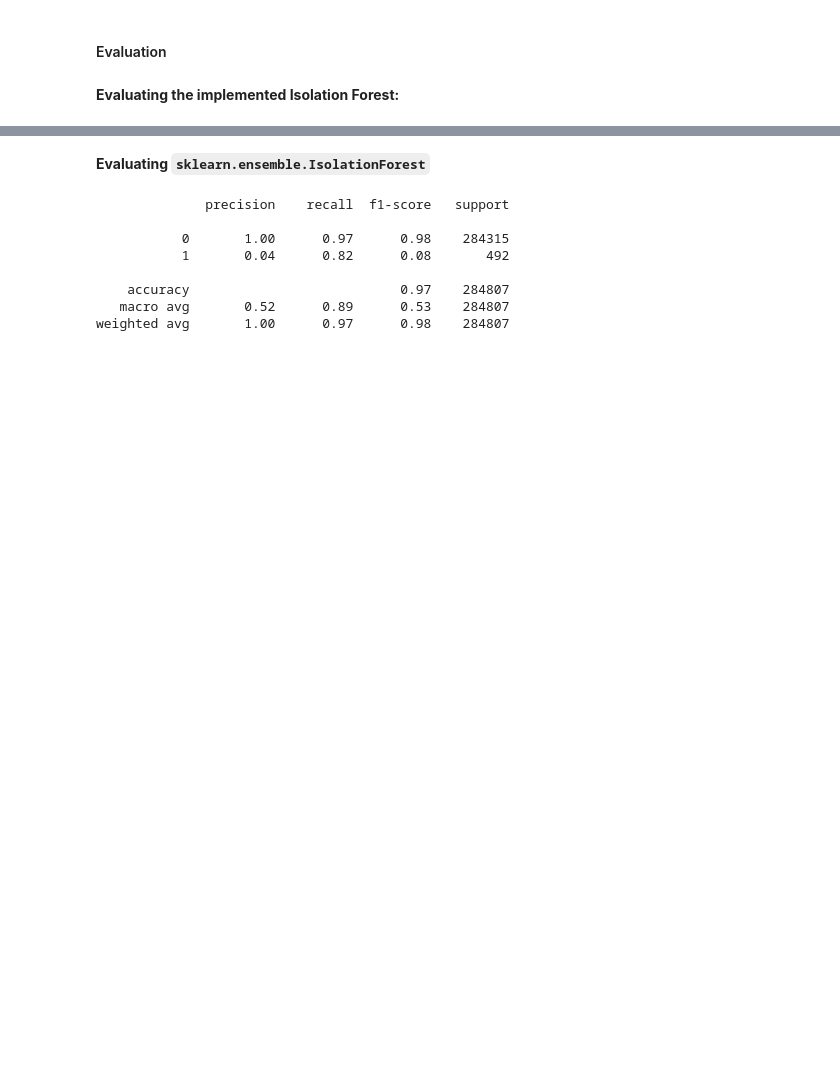
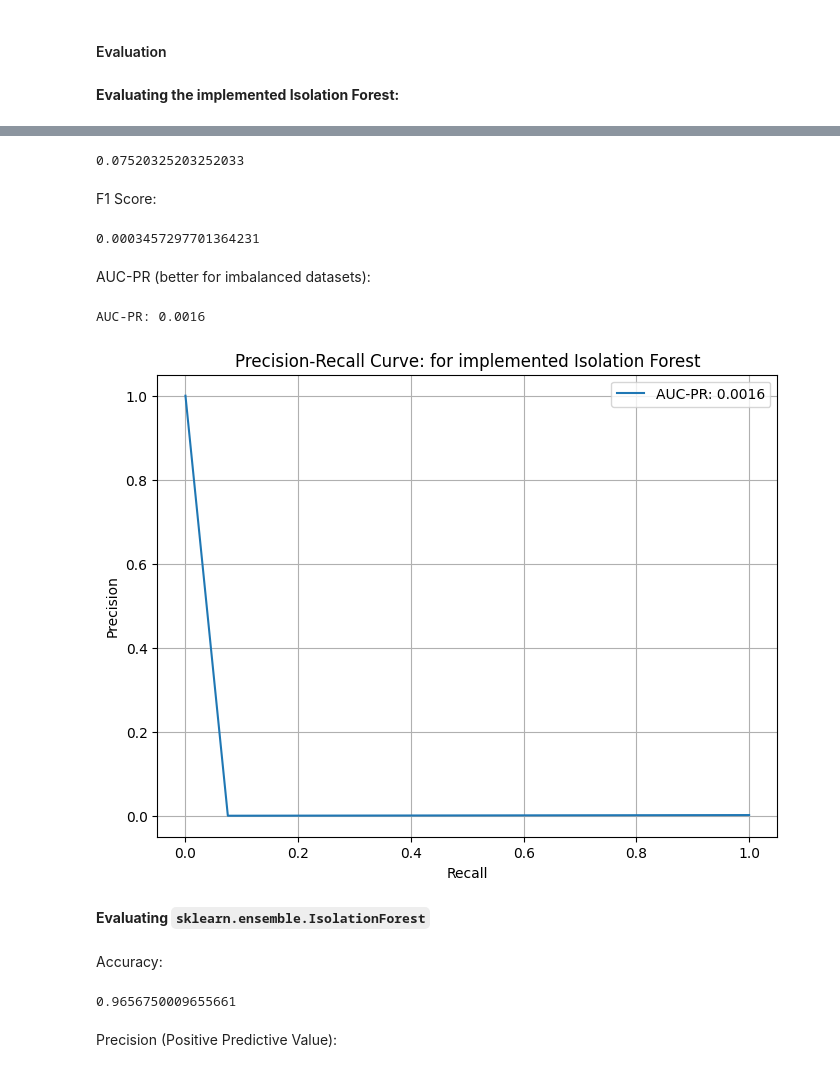
Before and after one commit to sumedhars/csc5601-term-project, a Jupyter notebook: client.ipynb, the cells around one changed output, grey strips where cells are left out. Saved outputs shown, nothing was run; the diff lists cells and outputs as text; code cells hidden in the pictures; blank space fills up the shorter version.

```diff
--- a/client.ipynb
+++ b/client.ipynb
@@ -159,13 +199,42 @@ set(creditcard['skl_anomaly'].tolist())
+# %%
+if_recall = if_tp / (if_tp + if_fn)
+if_recall
+# %% [output]
+0.07520325203252033
+# %% [markdown]
+F1 Score:
+# %%
+if_f1 = 2 * ((if_precision * if_recall)/(if_precision + if_recall))
+if_f1
+# %% [output]
+0.0003457297701364231
+# %% [markdown]
+AUC-PR (better for imbalanced datasets):
+# %%
+precision, recall, thresholds = precision_recall_curve(creditcard['Class'], creditcard['anomaly'])
+auc_pr = average_precision_score(creditcard['Class'], creditcard['anomaly'])
+print(f"AUC-PR: {auc_pr:.4f}")
+# %% [output]
+AUC-PR: 0.0016
+# %%
+plt.figure(figsize=(8, 6))
+plt.plot(recall, precision, label=f'AUC-PR: {auc_pr:.4f}')
+plt.xlabel('Recall')
+plt.ylabel('Precision')
+plt.title('Precision-Recall Curve: for implemented Isolation Forest')
+plt.legend()
+plt.grid()
+plt.show()
+# %% [output]
+[figure, added]
 # %% [markdown]
 **Evaluating `sklearn.ensemble.IsolationForest`**
-# %%
-print(classification_report(creditcard['Class'], creditcard['skl_anomaly']))
-# %% [output]
-              precision    recall  f1-score   support
-
-           0       1.00      0.97      0.98    284315
-           1       0.04      0.82      0.08       492
-
-    accuracy                           0.97    284807
-   macro avg       0.52      0.89      0.53    284807
-weighted avg       1.00      0.97      0.98    284807
+# %% [markdown]
+Accuracy:
+# %%
+skl_accuracy = (skl_tn + skl_tp) / (skl_tp + skl_fp + skl_fn + skl_tn)
+skl_accuracy
+# %% [output]
+0.9656750009655661
+# %% [markdown]
+Precision (Positive Predictive Value):
```
Also changed, not shown: parts of 30 cells of this notebook.
